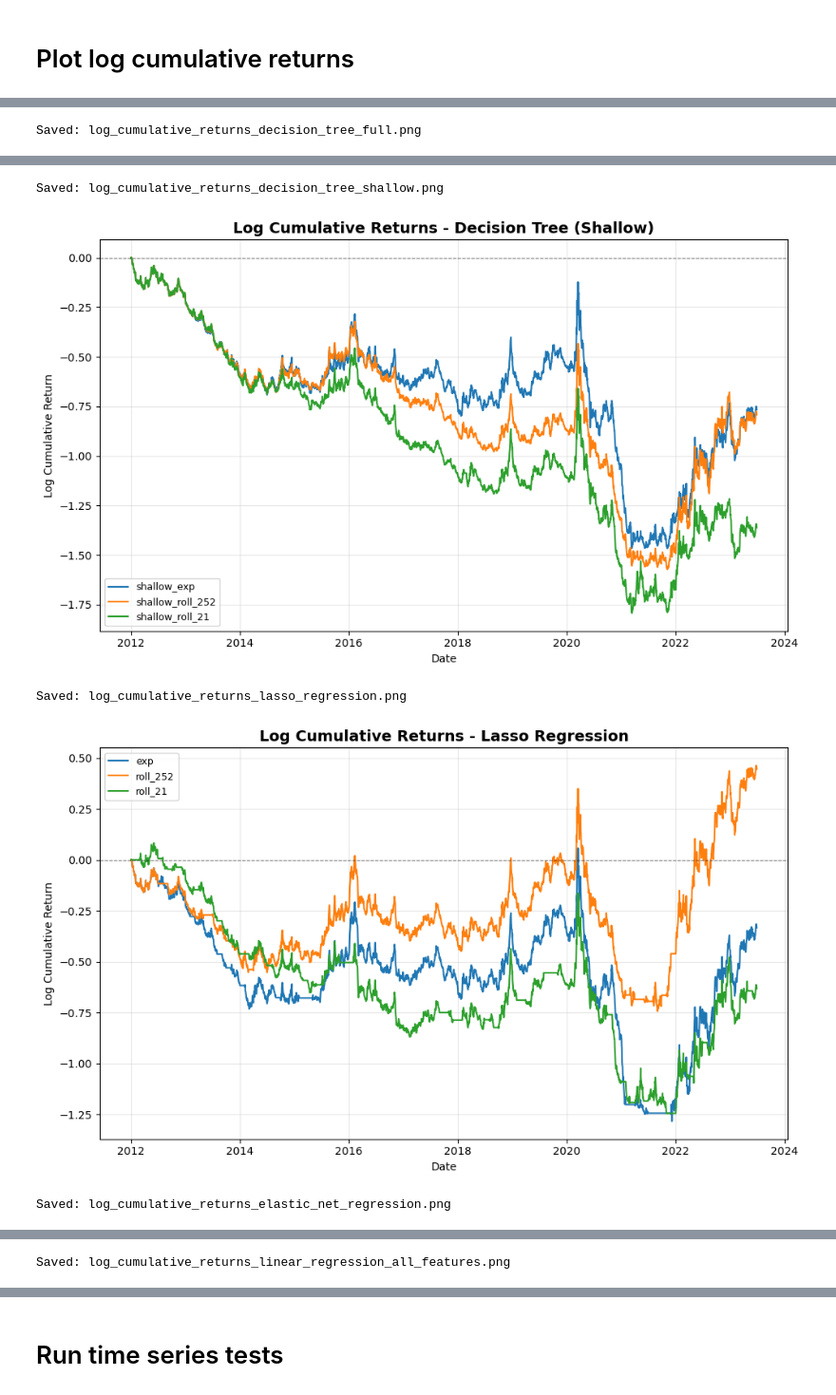
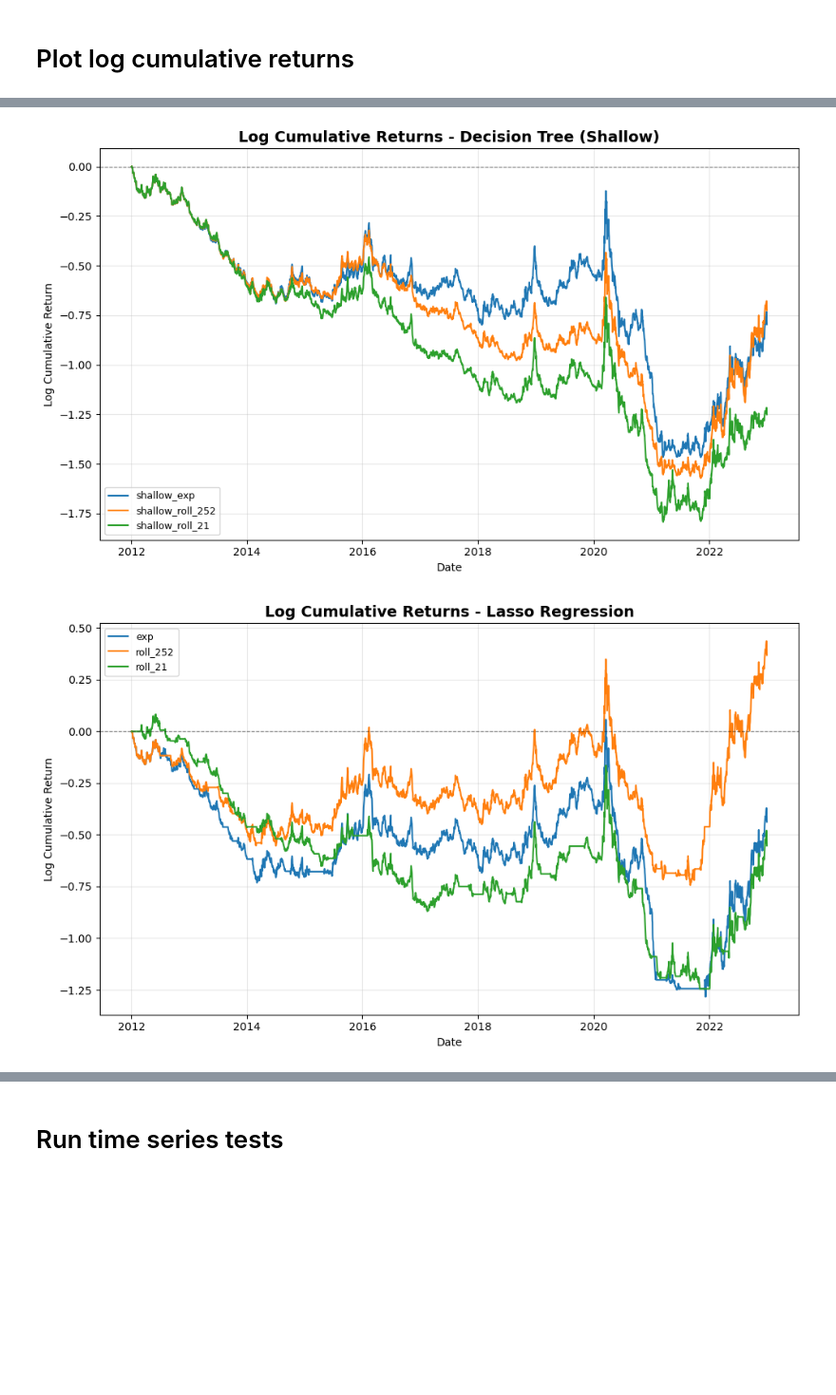
Before and after one commit to smkazempour/ml-from-crowd, a Jupyter notebook: 05 - trading/trading_daily.ipynb, the cells around one changed output, grey strips where cells are left out. Shown at 95% size. Saved outputs shown, nothing was run; the diff lists cells and outputs as text; code cells hidden in the pictures; blank space fills up the shorter version.

```diff
--- a/05 - trading/trading_daily.ipynb
+++ b/05 - trading/trading_daily.ipynb
@@ -38,9 +38,10 @@ LINEAR_REGRESSION_ALL_FEATURES_PREDICTIONS = os.path.join(DATA, "predictions_lin
 DECISION_TREE_SHALLOW_ALL_FEATURES_PREDICTIONS = os.path.join(DATA, "predictions_decision_tree_shallow_all_features.pkl")
 LASSO_ALL_FEATURES_PREDICTIONS = os.path.join(DATA, "predictions_lasso_all_features.pkl")
 ELASTIC_NET_ALL_FEATURES_PREDICTIONS = os.path.join(DATA, "predictions_elasticnet_all_features.pkl")
+NEURAL_NETWORK_ALL_FEATURES_PREDICTIONS = os.path.join(DATA, "predictions_neural_network_all_features.pkl")
 
 # Global parameters
 START_DATE = "2012-01-01"
-END_DATE = "2023-06-30"
+END_DATE = "2022-12-31"
 # %% [markdown]
 # Putting together all predictions
@@ -123,6 +124,11 @@ df = pd.merge(df, lasso_all_features_predictions, on=['date', 'permno']) # Clean
 elastic_net_all_features_predictions = pd.read_pickle(ELASTIC_NET_ALL_FEATURES_PREDICTIONS).drop(columns=['index', 'ticker'])
 elastic_net_all_features_predictions.columns = ['date', 'permno', 'elastic_net_all_features_exp', 'elastic_net_all_features_roll_252', 'elastic_net_all_features_roll_21']
 df = pd.merge(df, elastic_net_all_features_predictions, on=['date', 'permno']) # Clean merge
+
+# Add the neural network model with all features
+neural_network_all_features_predictions = pd.read_pickle(NEURAL_NETWORK_ALL_FEATURES_PREDICTIONS).drop(columns=['index', 'ticker'])
+neural_network_all_features_predictions.columns = ['date', 'permno', 'nn_all_features_roll_252']
+df = pd.merge(df, neural_network_all_features_predictions, on=['date', 'permno']) # Clean merge
 # %% [markdown]
 # Load the CRSP daily data
 # %%
@@ -182,7 +188,8 @@ prediction_columns = ['lr_exp', 'lr_roll_252', 'lr_roll_21',
                       'lr_all_features_exp', 'lr_all_features_roll_252', 'lr_all_features_roll_21',
                       'dt_shallow_all_features_exp', 'dt_shallow_all_features_roll_252', 'dt_shallow_all_features_roll_21',
                       'lasso_all_features_exp', 'lasso_all_features_roll_252', 'lasso_all_features_roll_21',
-                      'elastic_net_all_features_exp', 'elastic_net_all_features_roll_252', 'elastic_net_all_features_roll_21']
+                      'elastic_net_all_features_exp', 'elastic_net_all_features_roll_252', 'elastic_net_all_features_roll_21',
+                      'nn_all_features_roll_252']
 
 # Dictionary to store portfolio returns for each prediction
 portfolios = {}
@@ -302,7 +309,9 @@ model_groups = {
     'Elastic Net Regression': ['elastic_net_exp', 'elastic_net_roll_252', 'elastic_net_roll_21'],
     'Linear Regression (All Features)': ['lr_all_features_exp', 'lr_all_features_roll_252', 'lr_all_features_roll_21'],
     'Decision Tree (Shallow, All Features)': ['dt_shallow_all_features_exp', 'dt_shallow_all_features_roll_252', 'dt_shallow_all_features_roll_21'],
-    'Lasso Regression (All Features)': ['lasso_all_features_exp', 'lasso_all_features_roll_252', 'lasso_all_features_roll_21']
+    'Lasso Regression (All Features)': ['lasso_all_features_exp', 'lasso_all_features_roll_252', 'lasso_all_features_roll_21'],
+    'Elastic Net Regression (All Features)': ['elastic_net_all_features_exp', 'elastic_net_all_features_roll_252', 'elastic_net_all_features_roll_21'],
+    'Neural Network (All Features)': ['nn_all_features_roll_252']
 }
 
 # Create a filename-safe version of model names
@@ -347,7 +356,7 @@ for model_name, pred_cols in model_groups.items():
     plt.savefig(filepath, dpi=150, bbox_inches='tight')
     print(f"Saved: {filename}")
 
-    plt.show()
+    # plt.show()
 
 # Print summary statistics
 print("\nFinal Log Cumulative Returns (as of last date):")
@@ -364 +388,0 @@ Saved: log_cumulative_returns_linear_regression.png
-Saved: log_cumulative_returns_decision_tree_full.png
@@ -366,5 +390,2 @@ Saved: log_cumulative_returns_decision_tree_full.png
-Saved: log_cumulative_returns_decision_tree_shallow.png
-[figure, old version]
+[figure, new version]
-Saved: log_cumulative_returns_lasso_regression.png
-[figure, old version]
+[figure, new version]
-Saved: log_cumulative_returns_elastic_net_regression.png
@@ -372 +392,0 @@ Saved: log_cumulative_returns_elastic_net_regression.png
-Saved: log_cumulative_returns_linear_regression_all_features.png
```
Also changed, not shown: parts of 5 cells of this notebook.
